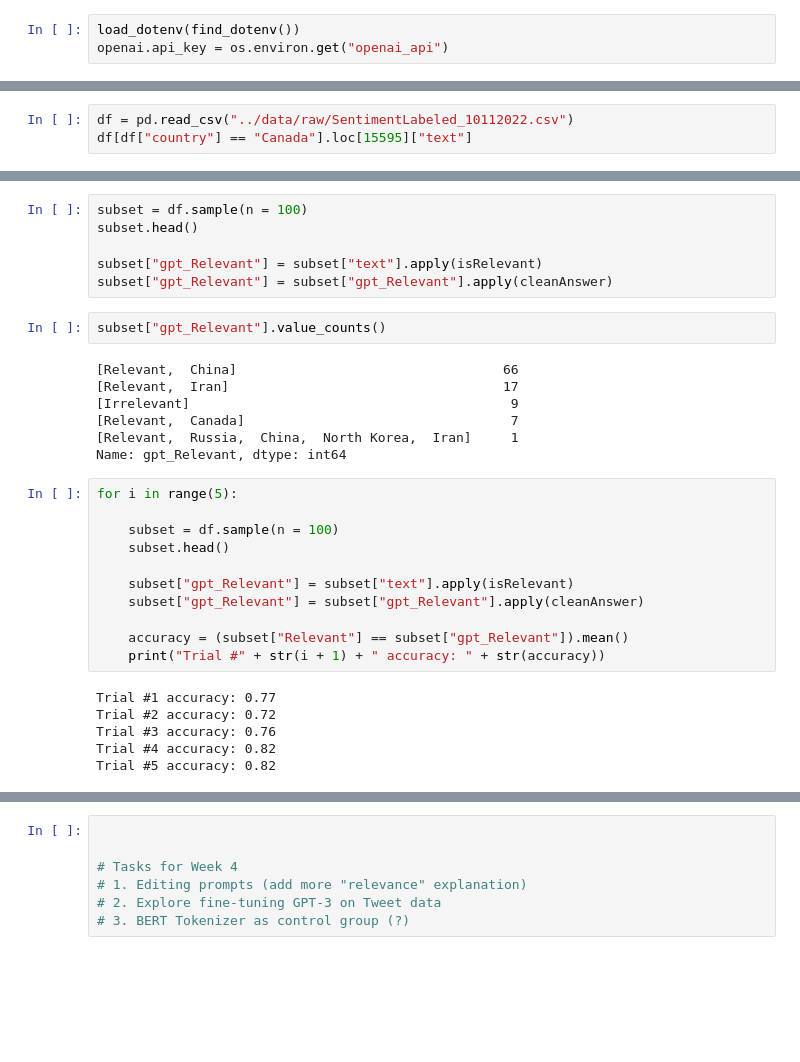
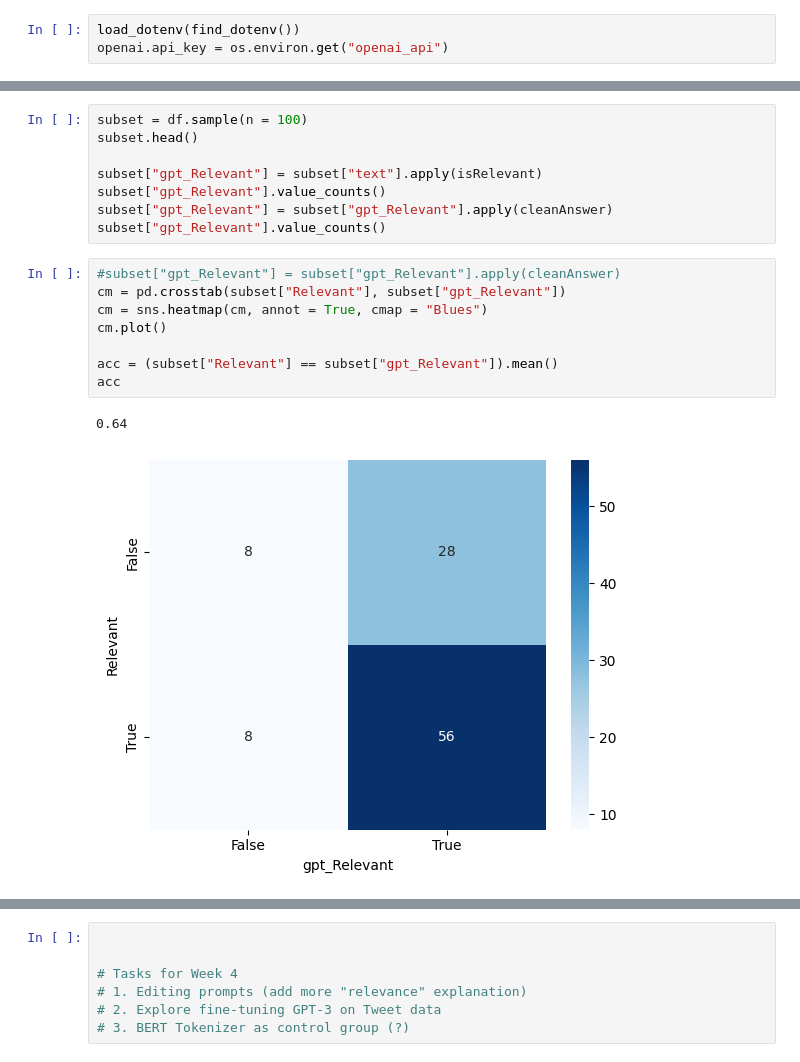
Before and after one commit to gprasad125/dsc180b, a Jupyter notebook: notebooks/classifier_test.ipynb, the cells around one changed output, grey strips where cells are left out. Drawn from its saved outputs; the diff is of its cells as text; blank space fills up the shorter version.

```diff
--- a/notebooks/classifier_test.ipynb
+++ b/notebooks/classifier_test.ipynb
@@ -24,3 +44,0 @@ df.head()
-# %%
-df = pd.read_csv("../data/raw/SentimentLabeled_10112022.csv")
-df[df["country"] == "Canada"].loc[15595]["text"]
@@ -91,30 +124,17 @@ subset = df.sample(n = 100)
 subset.head()
 
 subset["gpt_Relevant"] = subset["text"].apply(isRelevant)
+subset["gpt_Relevant"].value_counts()
 subset["gpt_Relevant"] = subset["gpt_Relevant"].apply(cleanAnswer)
+subset["gpt_Relevant"].value_counts()
-# %%
-subset["gpt_Relevant"].value_counts()
-# %% [output]
-[Relevant,  China]                                  66
-[Relevant,  Iran]                                   17
-[Irrelevant]                                         9
-[Relevant,  Canada]                                  7
-[Relevant,  Russia,  China,  North Korea,  Iran]     1
-Name: gpt_Relevant, dtype: int64
-# %%
-for i in range(5):
-
-    subset = df.sample(n = 100)
-    subset.head()
-
-    subset["gpt_Relevant"] = subset["text"].apply(isRelevant)
-    subset["gpt_Relevant"] = subset["gpt_Relevant"].apply(cleanAnswer)
-
-    accuracy = (subset["Relevant"] == subset["gpt_Relevant"]).mean()
-    print("Trial #" + str(i + 1) + " accuracy: " + str(accuracy))
-# %% [output]
-Trial #1 accuracy: 0.77
-Trial #2 accuracy: 0.72
-Trial #3 accuracy: 0.76
-Trial #4 accuracy: 0.82
-Trial #5 accuracy: 0.82
+# %%
+#subset["gpt_Relevant"] = subset["gpt_Relevant"].apply(cleanAnswer)
+cm = pd.crosstab(subset["Relevant"], subset["gpt_Relevant"])
+cm = sns.heatmap(cm, annot = True, cmap = "Blues")
+cm.plot()
+
+acc = (subset["Relevant"] == subset["gpt_Relevant"]).mean()
+acc
+# %% [output]
+0.64
+[figure, added]
```
Also changed, not shown: parts of 6 cells of this notebook, 5 other files.
